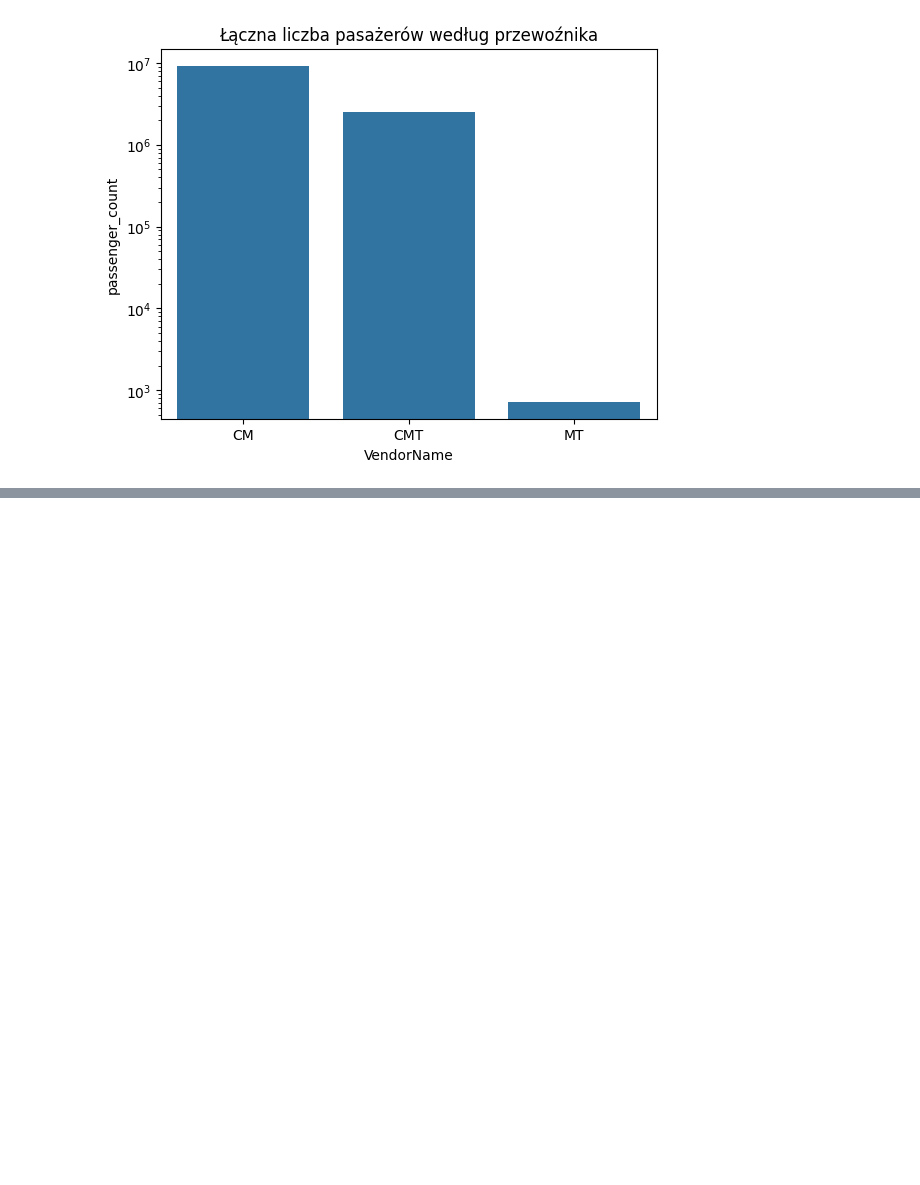
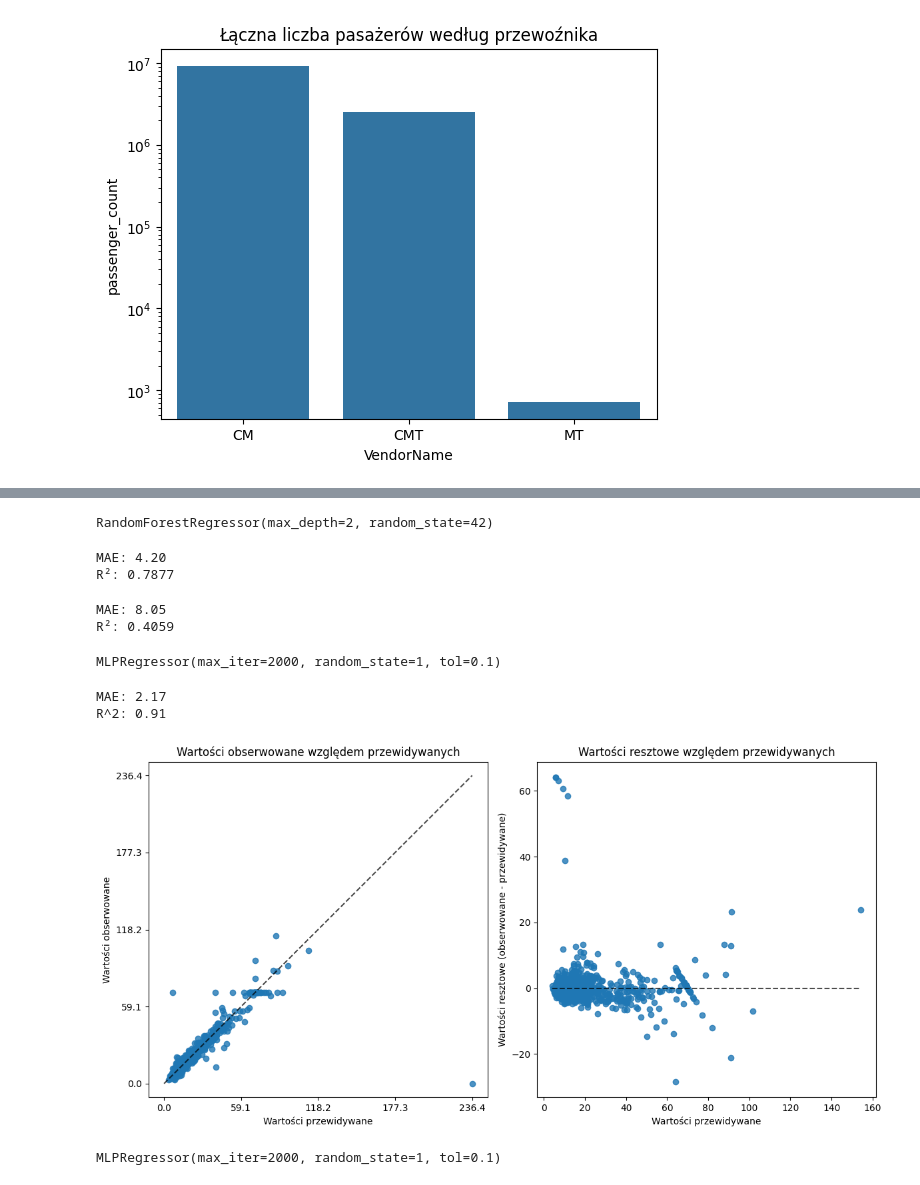
Before and after one commit to piotrkoz00/ds360-task-pmk, a Jupyter notebook: PMK_analiza_NYC.ipynb, the cells around one changed output, grey strips where cells are left out. Drawn from its saved outputs; the diff is of its cells as text; code cells hidden in the pictures; blank space fills up the shorter version.

```diff
--- a/PMK_analiza_NYC.ipynb
+++ b/PMK_analiza_NYC.ipynb
@@ -425,0 +478,19 @@ TypeError: title() missing 1 required positional argument: 'label'
+# %%
+# Model
+model = RandomForestRegressor(max_depth=2, random_state=42)
+model.fit(X_train, y_train)
+# %% [output]
+RandomForestRegressor(max_depth=2, random_state=42)
+# %%
+# Predykcje
+y_pred = model.predict(X_test)
+
+# Ocena
+mae = mean_absolute_error(y_test, y_pred)
+r2 = r2_score(y_test, y_pred)
+
+print(f"MAE: {mae:.2f}")
+print(f"R²: {r2:.4f}")
+# %% [output]
+MAE: 4.20
+R²: 0.7877
@@ -425,0 +499,49 @@ TypeError: title() missing 1 required positional argument: 'label'
+# %%
+# Predykcje
+linear_y_pred = linear_model.predict(X_test)
+
+# Ocena
+linear_mae = mean_absolute_error(y_test, linear_y_pred)
+linear_r2 = r2_score(y_test, linear_y_pred)
+
+print(f"MAE: {linear_mae:.2f}")
+print(f"R²: {linear_r2:.4f}")
+# %% [output]
+MAE: 8.05
+R²: 0.4059
+# %%
+scaler = StandardScaler()
+X_train_scaled = scaler.fit_transform(X_train)
+X_test_scaled = scaler.transform(X_test)
+# %%
+mlp_model = MLPRegressor(random_state=1, max_iter=2000, tol=0.1)
+mlp_model.fit(X_train_scaled, y_train)
+# %% [output]
+MLPRegressor(max_iter=2000, random_state=1, tol=0.1)
+# %%
+# Predykcje
+mlp_y_pred = mlp_model.predict(X_test_scaled)
+
+# Ocena
+mlp_mae = mean_absolute_error(y_test, mlp_y_pred)
+mlp_r2 = r2_score(y_test, mlp_y_pred)
+
+print(f"MAE: {mlp_mae:.2f}")
+print(f"R^2: {mlp_r2:.2f}")
+# %% [output]
+MAE: 2.17
+R^2: 0.91
+# %%
+fig, axes = plt.subplots(ncols=2, figsize=(12, 6))
+PredictionErrorDisplay.from_predictions(y_true=y_test, y_pred=mlp_y_pred, kind='actual_vs_predicted', ax=axes[0])
+axes[0].set_title("Wartości obserwowane względem przewidywanych")
+axes[0].set_xlabel("Wartości przewidywane")
+axes[0].set_ylabel("Wartości obserwowane")
+PredictionErrorDisplay.from_predictions(y_true=y_test, y_pred=mlp_y_pred, ax=axes[1])
+axes[1].set_title("Wartości resztowe względem przewidywanych")
+axes[1].set_xlabel("Wartości przewidywane")
+axes[1].set_ylabel("Wartości resztowe (obserwowane - przewidywane)")
+plt.tight_layout()
+plt.show()
+# %% [output]
+[figure, added]
@@ -425,0 +559,5 @@ TypeError: title() missing 1 required positional argument: 'label'
+# %%
+ext_mlp_model = MLPRegressor(random_state=1, max_iter=2000, tol=0.1)
+ext_mlp_model.fit(ext_X_train_scaled, ext_y_train)
+# %% [output]
+MLPRegressor(max_iter=2000, random_state=1, tol=0.1)
```
Also changed, not shown: parts of 13 cells of this notebook, 1 other file.
